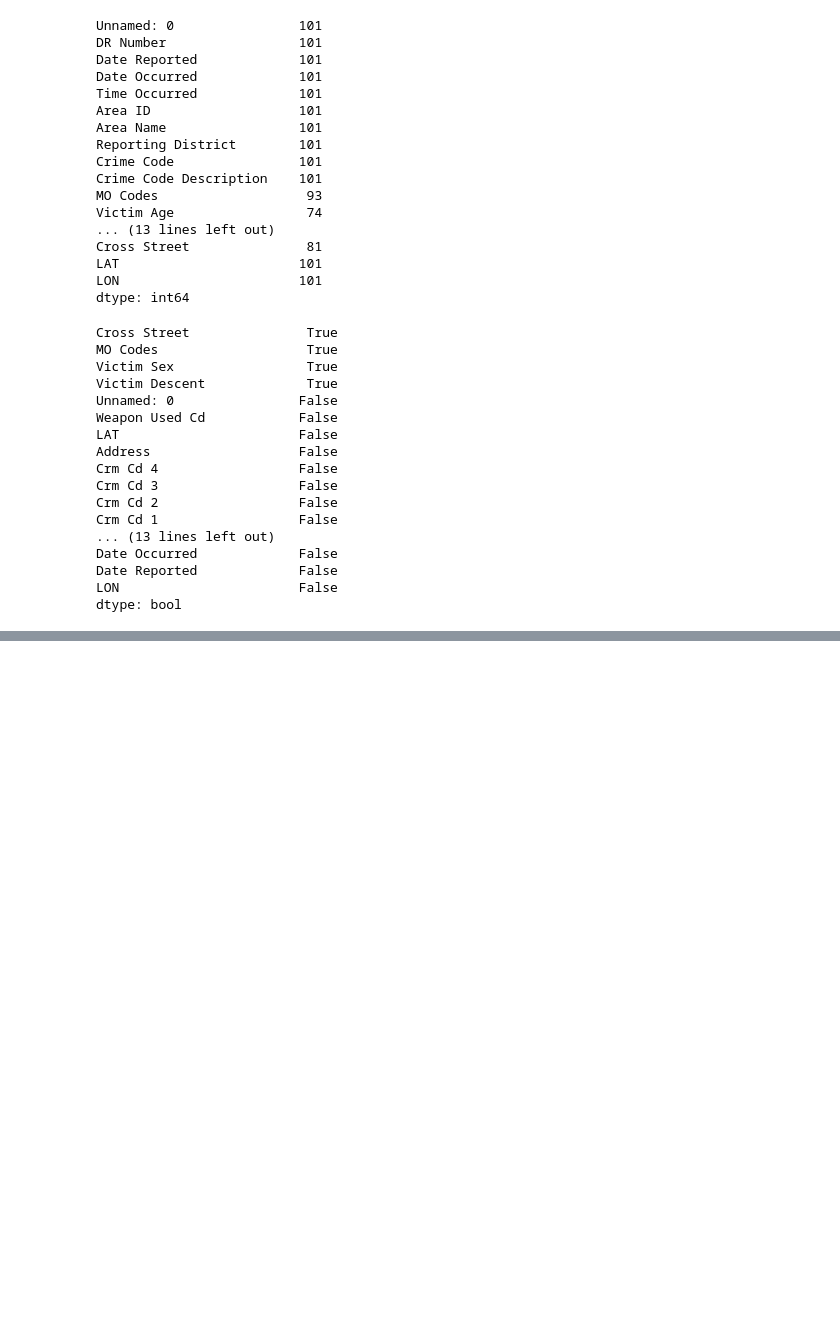
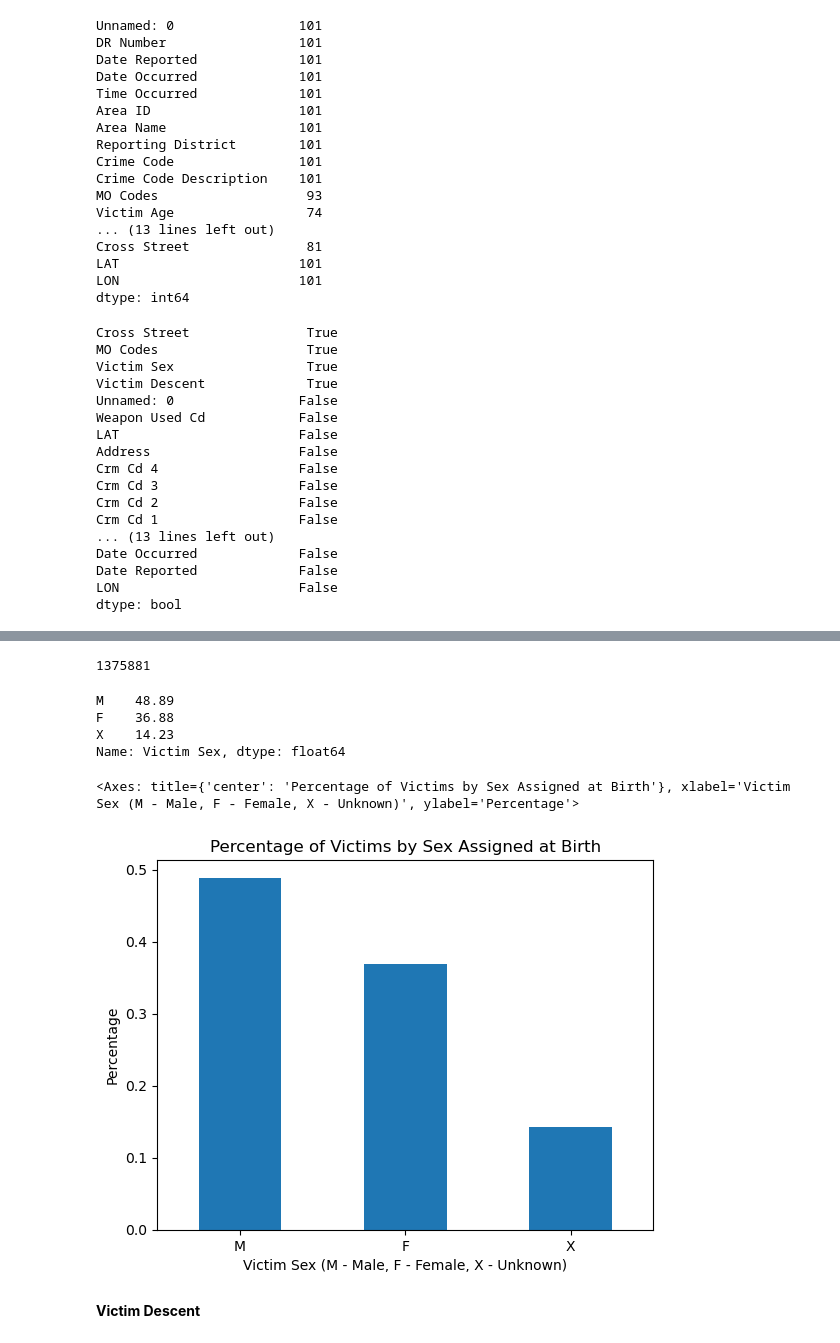
Before and after one commit to OCD0505/Springboard-Capstone-Project-Two, a Jupyter notebook: notebooks/1.0-faa-data-wrangling-initial-exploration-cleaning .ipynb, the cells around one changed output, grey strips where cells are left out. Cells and saved outputs as stored; diff of their text form; code cells hidden in the pictures; blank space fills up the shorter version.

```diff
--- a/notebooks/1.0-faa-data-wrangling-initial-exploration-cleaning .ipynb
+++ b/notebooks/1.0-faa-data-wrangling-initial-exploration-cleaning .ipynb
@@ -286,0 +358,29 @@ Finally, all traffic-related duplicates can be dropped.
+# %%
+crimeDataAdj['Victim Sex'].isna().count()
+# %% [output]
+1375881
+# %%
+# Changing all values that are not 'M' or 'F' into 'X' representing unknown
+
+def bio_sex_check(inputvar):
+    if (inputvar == 'M' or inputvar =='F'):
+        return inputvar
+    else:
+        return 'X'
+
+crimeDataAdj['Victim Sex'] = crimeDataAdj['Victim Sex'].apply(lambda x: bio_sex_check(x))
+# %%
+print(round(crimeDataAdj['Victim Sex'].value_counts(normalize=True)*100,2))
+
+crimeDataAdj['Victim Sex'].value_counts(normalize=True).plot(kind = 'bar', rot = 0, \
+                                               xlabel = 'Victim Sex (M - Male, F - Female, X - Unknown)',\
+                        ylabel = 'Percentage', title = 'Percentage of Victims by Sex Assigned at Birth')
+# %% [output]
+M    48.89
+F    36.88
+X    14.23
+Name: Victim Sex, dtype: float64
+<Axes: title={'center': 'Percentage of Victims by Sex Assigned at Birth'}, xlabel='Victim Sex (M - Male, F - Female, X - Unknown)', ylabel='Percentage'>
+[figure, added]
+# %% [markdown]
+**Victim Descent**
```
Also changed, not shown: parts of 43 cells of this notebook.
